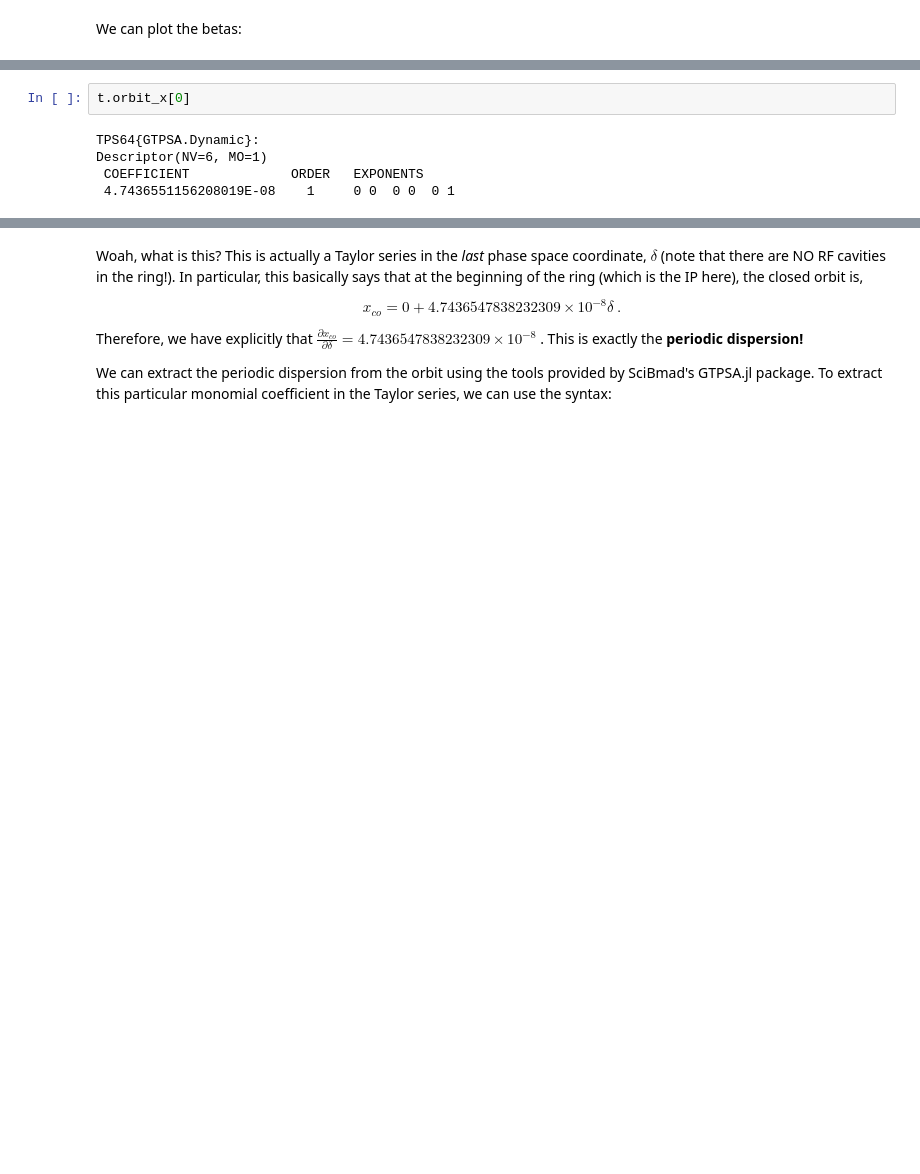
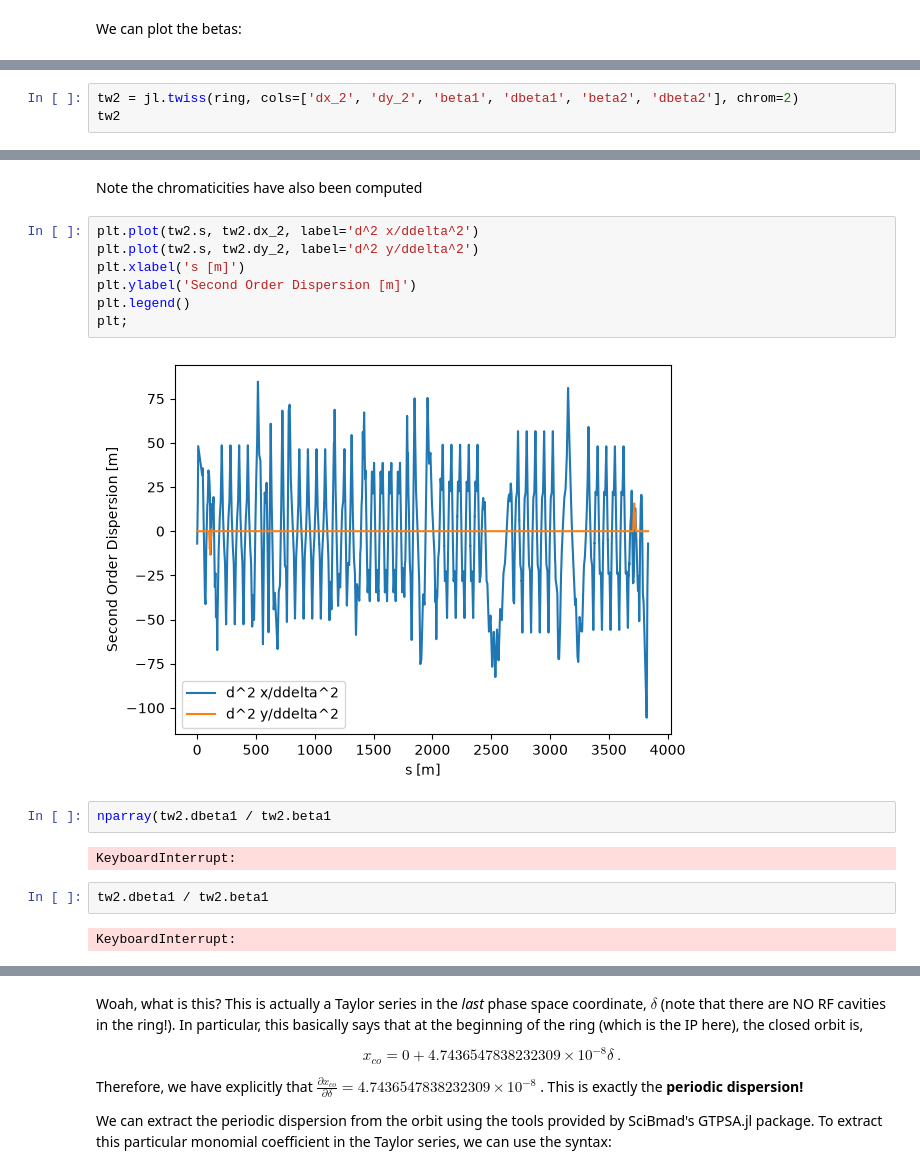
Before and after one commit to bmad-sim/SciBmad.jl, a Jupyter notebook: examples/python/nonlinear-twiss.ipynb, the cells around one changed output, grey strips where cells are left out. Saved outputs shown, nothing was run; the diff lists cells and outputs as text; blank space fills up the shorter version.

```diff
--- a/examples/python/nonlinear-twiss.ipynb
+++ b/examples/python/nonlinear-twiss.ipynb
@@ -41,0 +90,3 @@ Now let's look at the closed orbit at the beginning:
+# %%
+tw2 = jl.twiss(ring, cols=['dx_2', 'dy_2', 'beta1', 'dbeta1', 'beta2', 'dbeta2'], chrom=2)
+tw2
@@ -42,7 +111,19 @@ Now let's look at the closed orbit at the beginning:
+# %% [markdown]
+Note the chromaticities have also been computed
 # %%
-t.orbit_x[0]
+plt.plot(tw2.s, tw2.dx_2, label='d^2 x/ddelta^2')
+plt.plot(tw2.s, tw2.dy_2, label='d^2 y/ddelta^2')
+plt.xlabel('s [m]')
+plt.ylabel('Second Order Dispersion [m]')
+plt.legend()
+plt;
 # %% [output]
-TPS64{GTPSA.Dynamic}:
-Descriptor(NV=6, MO=1)
- COEFFICIENT             ORDER   EXPONENTS
- 4.7436551156208019E-08    1     0 0  0 0  0 1
+[figure, added]
+# %%
+nparray(tw2.dbeta1 / tw2.beta1
+# %% [output]
+KeyboardInterrupt:
+# %%
+tw2.dbeta1 / tw2.beta1
+# %% [output]
+KeyboardInterrupt:
```
Also changed, not shown: parts of 12 cells of this notebook.
